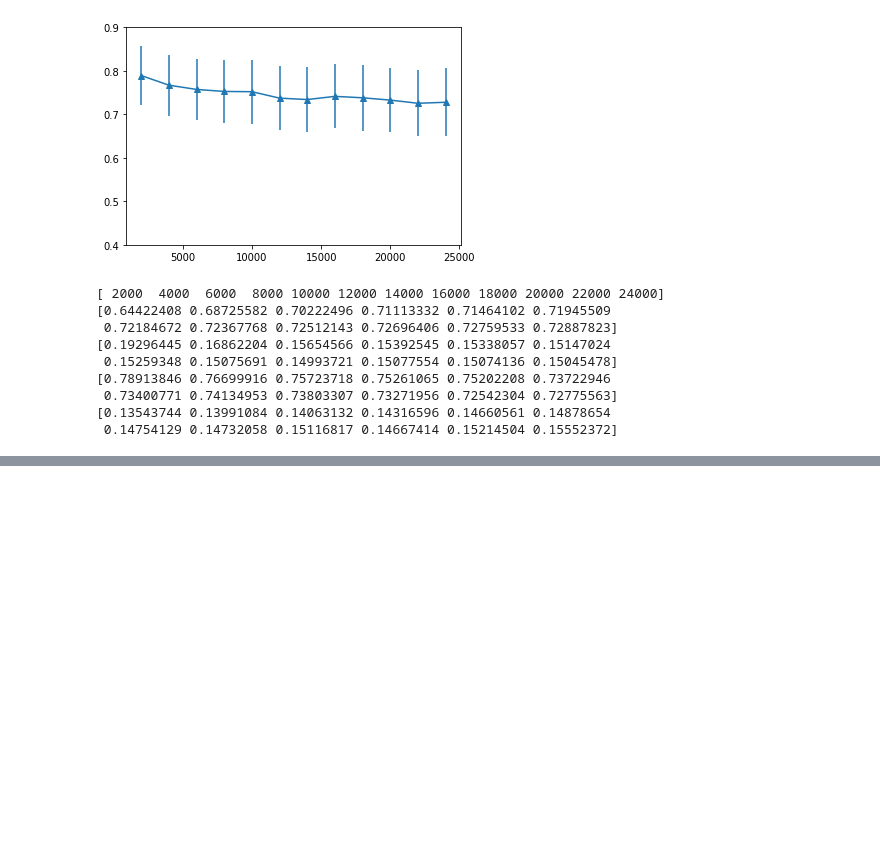
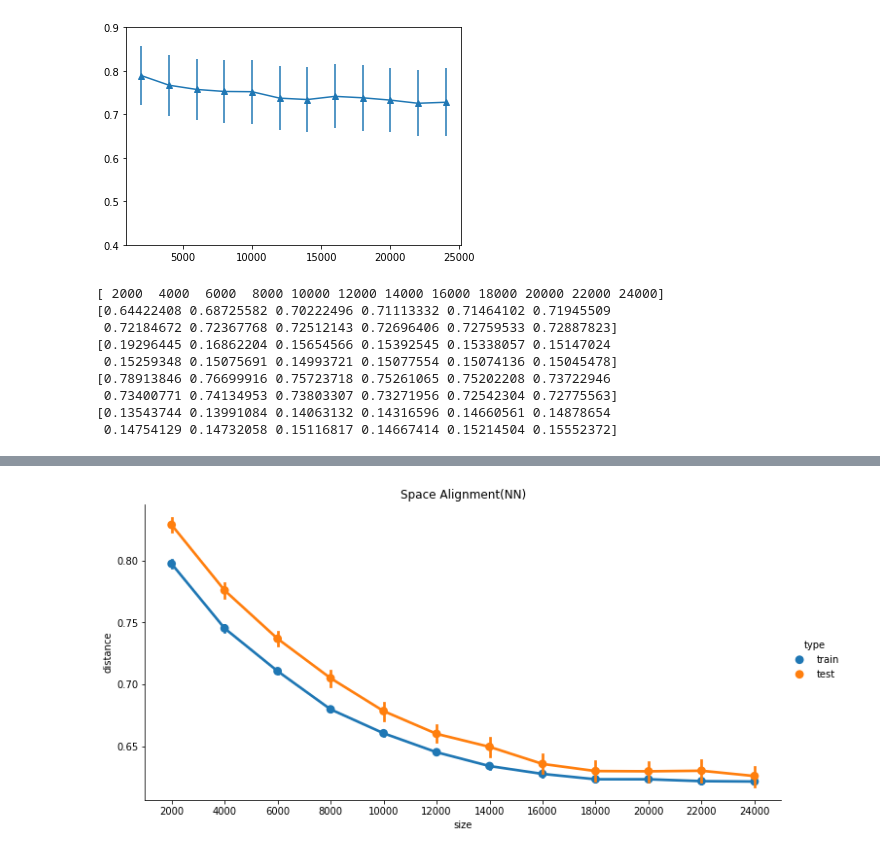
Before and after one commit to jiaojiaoloveu/WordEmbedding-SubCulture, a Jupyter notebook: src/plot_result.ipynb, the cells around one changed output, grey strips where cells are left out. Drawn from its saved outputs; the diff is of its cells as text; code cells hidden in the pictures; blank space fills up the shorter version.

```diff
--- a/src/plot_result.ipynb
+++ b/src/plot_result.ipynb
@@ -520,0 +522,4 @@ read_svd_distance('svd')
+# %%
+plot_distance('nn')
+# %% [output]
+[figure, added]
```
Also changed, not shown: parts of 2 cells of this notebook, 1 other file.
